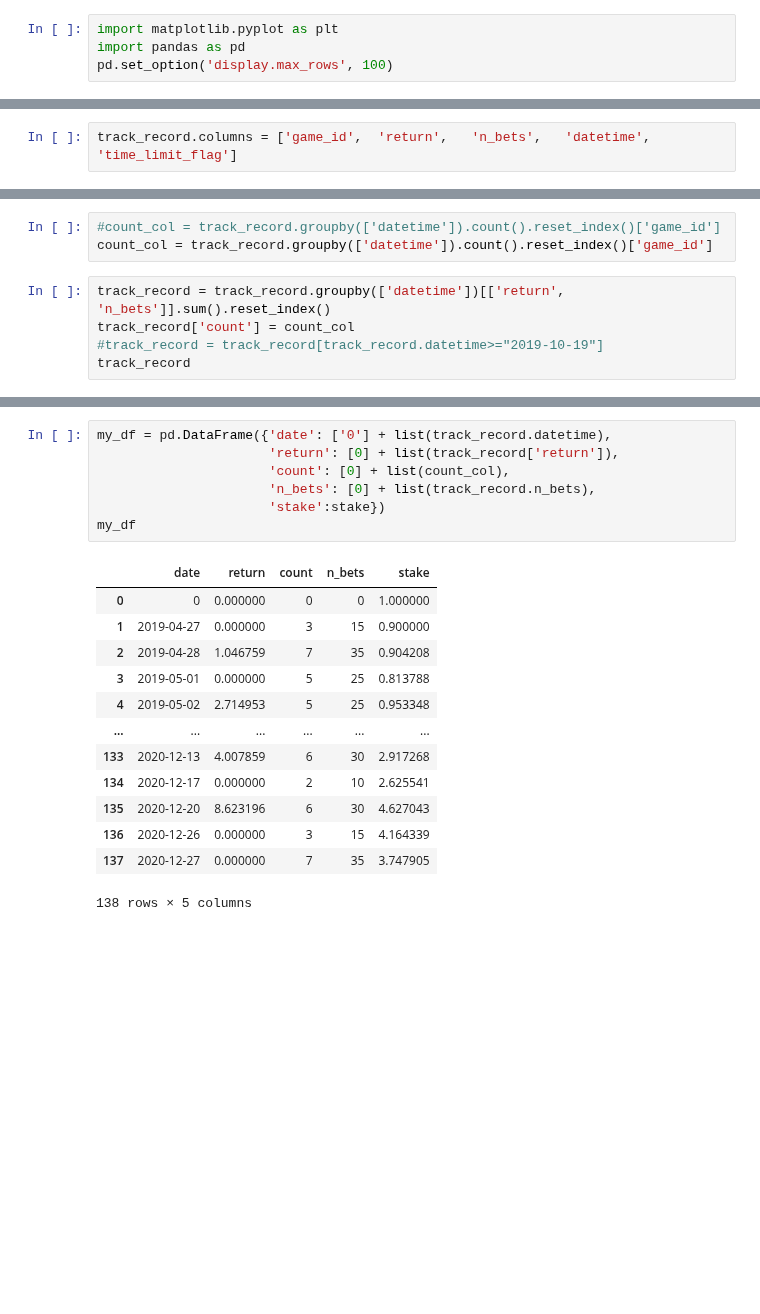
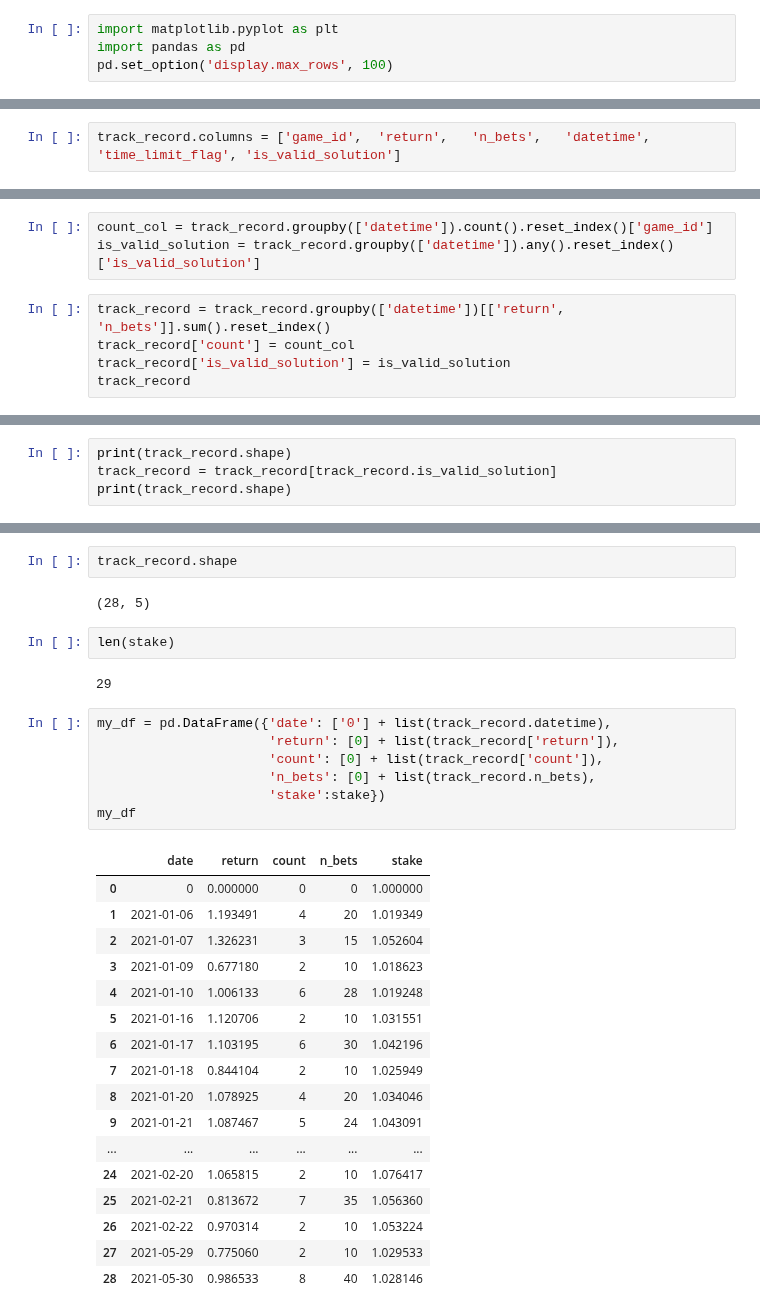
Before and after one commit to MarcosAugusto47/soccer-betting-strategy, a Jupyter notebook: plot.ipynb, the cells around one changed output, grey strips where cells are left out. Saved outputs shown, nothing was run; the diff lists cells and outputs as text; blank space fills up the shorter version.

```diff
--- a/plot.ipynb
+++ b/plot.ipynb
@@ -38,2 +42,2 @@ track_record
 # %%
-track_record.columns = ['game_id',	'return',	'n_bets',	'datetime',	'time_limit_flag']
+track_record.columns = ['game_id',	'return',	'n_bets',	'datetime',	'time_limit_flag', 'is_valid_solution']
@@ -40,9 +65,9 @@ track_record.columns = ['game_id',	'return',	'n_bets',	'datetime',	'time_limit_f
 # %%
-#count_col = track_record.groupby(['datetime']).count().reset_index()['game_id']
 count_col = track_record.groupby(['datetime']).count().reset_index()['game_id']
+is_valid_solution = track_record.groupby(['datetime']).any().reset_index()['is_valid_solution']
 # %%
 track_record = track_record.groupby(['datetime'])[['return', 'n_bets']].sum().reset_index()
 track_record['count'] = count_col
-#track_record = track_record[track_record.datetime>="2019-10-19"]
+track_record['is_valid_solution'] = is_valid_solution
 track_record
 # %% [output]
@@ -90,0 +136,4 @@ print(track_record['return'].corr(track_record['n_bets'],))
+# %%
+print(track_record.shape)
+track_record = track_record[track_record.is_valid_solution]
+print(track_record.shape)
@@ -122,24 +174,36 @@ for i in track_record['return']:
+# %%
+track_record.shape
+# %% [output]
+(28, 5)
+# %%
+len(stake)
+# %% [output]
+29
 # %%
 my_df = pd.DataFrame({'date': ['0'] + list(track_record.datetime),
                       'return': [0] + list(track_record['return']),
-                      'count': [0] + list(count_col),
+                      'count': [0] + list(track_record['count']),
                       'n_bets': [0] + list(track_record.n_bets),
                       'stake':stake})
 my_df
 # %% [output]
 |  | date | return | count | n_bets | stake |
 | 0 | 0 | 0.000000 | 0 | 0 | 1.000000 |
-| 1 | 2019-04-27 | 0.000000 | 3 | 15 | 0.900000 |
-| 2 | 2019-04-28 | 1.046759 | 7 | 35 | 0.904208 |
-| 3 | 2019-05-01 | 0.000000 | 5 | 25 | 0.813788 |
-| 4 | 2019-05-02 | 2.714953 | 5 | 25 | 0.953348 |
+| 1 | 2021-01-06 | 1.193491 | 4 | 20 | 1.019349 |
+| 2 | 2021-01-07 | 1.326231 | 3 | 15 | 1.052604 |
+| 3 | 2021-01-09 | 0.677180 | 2 | 10 | 1.018623 |
+| 4 | 2021-01-10 | 1.006133 | 6 | 28 | 1.019248 |
+| 5 | 2021-01-16 | 1.120706 | 2 | 10 | 1.031551 |
+| 6 | 2021-01-17 | 1.103195 | 6 | 30 | 1.042196 |
+| 7 | 2021-01-18 | 0.844104 | 2 | 10 | 1.025949 |
+| 8 | 2021-01-20 | 1.078925 | 4 | 20 | 1.034046 |
+| 9 | 2021-01-21 | 1.087467 | 5 | 24 | 1.043091 |
 | ... | ... | ... | ... | ... | ... |
-| 133 | 2020-12-13 | 4.007859 | 6 | 30 | 2.917268 |
-| 134 | 2020-12-17 | 0.000000 | 2 | 10 | 2.625541 |
-| 135 | 2020-12-20 | 8.623196 | 6 | 30 | 4.627043 |
-| 136 | 2020-12-26 | 0.000000 | 3 | 15 | 4.164339 |
-| 137 | 2020-12-27 | 0.000000 | 7 | 35 | 3.747905 |
+| 24 | 2021-02-20 | 1.065815 | 2 | 10 | 1.076417 |
+| 25 | 2021-02-21 | 0.813672 | 7 | 35 | 1.056360 |
+| 26 | 2021-02-22 | 0.970314 | 2 | 10 | 1.053224 |
+| 27 | 2021-05-29 | 0.775060 | 2 | 10 | 1.029533 |
+| 28 | 2021-05-30 | 0.986533 | 8 | 40 | 1.028146 |
-138 rows × 5 columns
 # %%
 my_df[my_df.stake == my_df.stake.max()]
 # %% [output]
```
Also changed, not shown: parts of 17 cells of this notebook, 18 other files.
